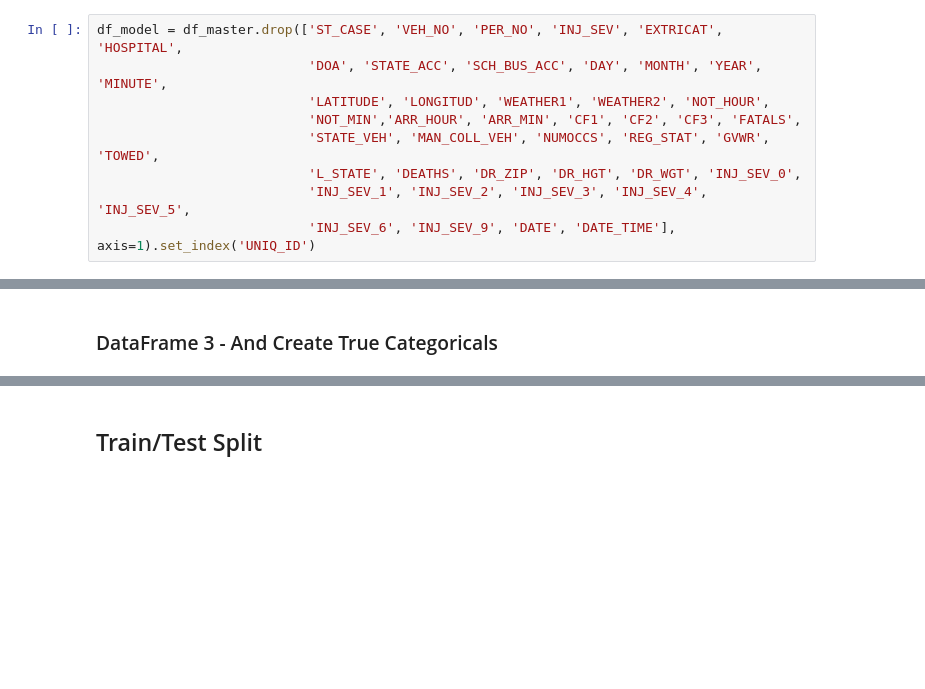
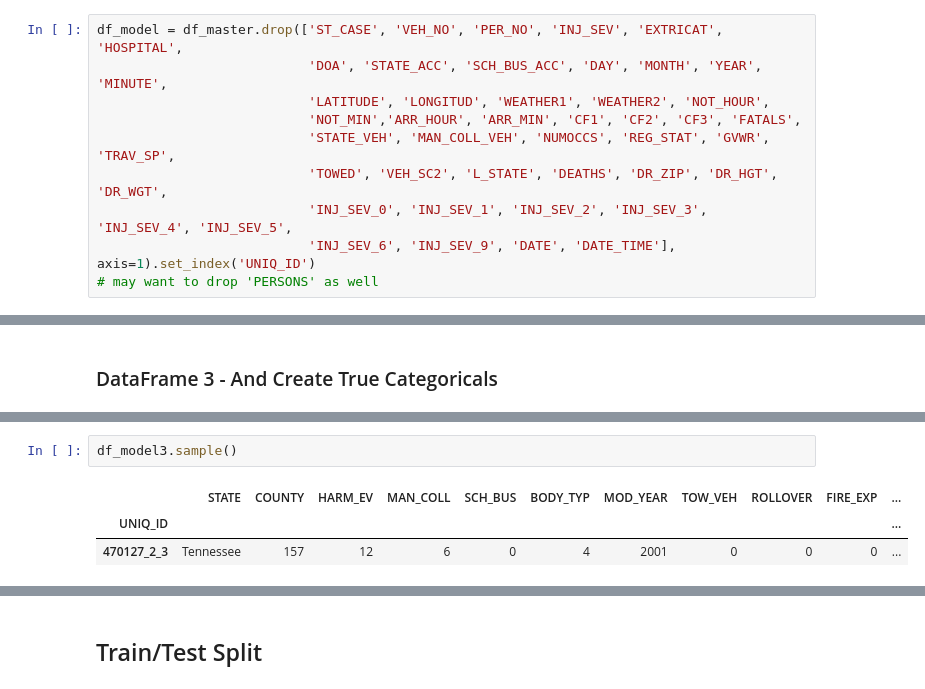
Before and after one commit to kjones5/metis_bootcamp, a Jupyter notebook: Project3_TrafficAccidentData/EDA_trafficfatalities.ipynb, the cells around one changed output, grey strips where cells are left out. Saved outputs shown, nothing was run; the diff lists cells and outputs as text; blank space fills up the shorter version.

```diff
--- a/Project3_TrafficAccidentData/EDA_trafficfatalities.ipynb
+++ b/Project3_TrafficAccidentData/EDA_trafficfatalities.ipynb
@@ -776,10 +837,11 @@ df_model = df_master.drop(['ST_CASE', 'VEH_NO', 'PER_NO', 'INJ_SEV', 'EXTRICAT',
                            'DOA', 'STATE_ACC', 'SCH_BUS_ACC', 'DAY', 'MONTH', 'YEAR', 'MINUTE',
                            'LATITUDE', 'LONGITUD', 'WEATHER1', 'WEATHER2', 'NOT_HOUR',
                            'NOT_MIN','ARR_HOUR', 'ARR_MIN', 'CF1', 'CF2', 'CF3', 'FATALS',
-                           'STATE_VEH', 'MAN_COLL_VEH', 'NUMOCCS', 'REG_STAT', 'GVWR', 'TOWED',
-                           'L_STATE', 'DEATHS', 'DR_ZIP', 'DR_HGT', 'DR_WGT', 'INJ_SEV_0',
-                           'INJ_SEV_1', 'INJ_SEV_2', 'INJ_SEV_3', 'INJ_SEV_4', 'INJ_SEV_5',
+                           'STATE_VEH', 'MAN_COLL_VEH', 'NUMOCCS', 'REG_STAT', 'GVWR', 'TRAV_SP',
+                           'TOWED', 'VEH_SC2', 'L_STATE', 'DEATHS', 'DR_ZIP', 'DR_HGT', 'DR_WGT',
+                           'INJ_SEV_0', 'INJ_SEV_1', 'INJ_SEV_2', 'INJ_SEV_3', 'INJ_SEV_4', 'INJ_SEV_5',
                            'INJ_SEV_6', 'INJ_SEV_9', 'DATE', 'DATE_TIME'], axis=1).set_index('UNIQ_ID')
+# may want to drop 'PERSONS' as well
 # %%
 df_model.isnull().sum().sum() # still no nulls
 # %% [output]
@@ -831,0 +1783,6 @@ df_model2.sample(10)
+# %%
+df_model3.sample()
+# %% [output]
+|  | STATE | COUNTY | HARM_EV | MAN_COLL | SCH_BUS | BODY_TYP | MOD_YEAR | TOW_VEH | ROLLOVER | FIRE_EXP | ... |
+| UNIQ_ID |  |  |  |  |  |  |  |  |  |  | ... |
+| 470127_2_3 | Tennessee | 157 | 12 | 6 | 0 | 4 | 2001 | 0 | 0 | 0 | ... |
```
Also changed, not shown: parts of 92 cells of this notebook, 2 other files.
